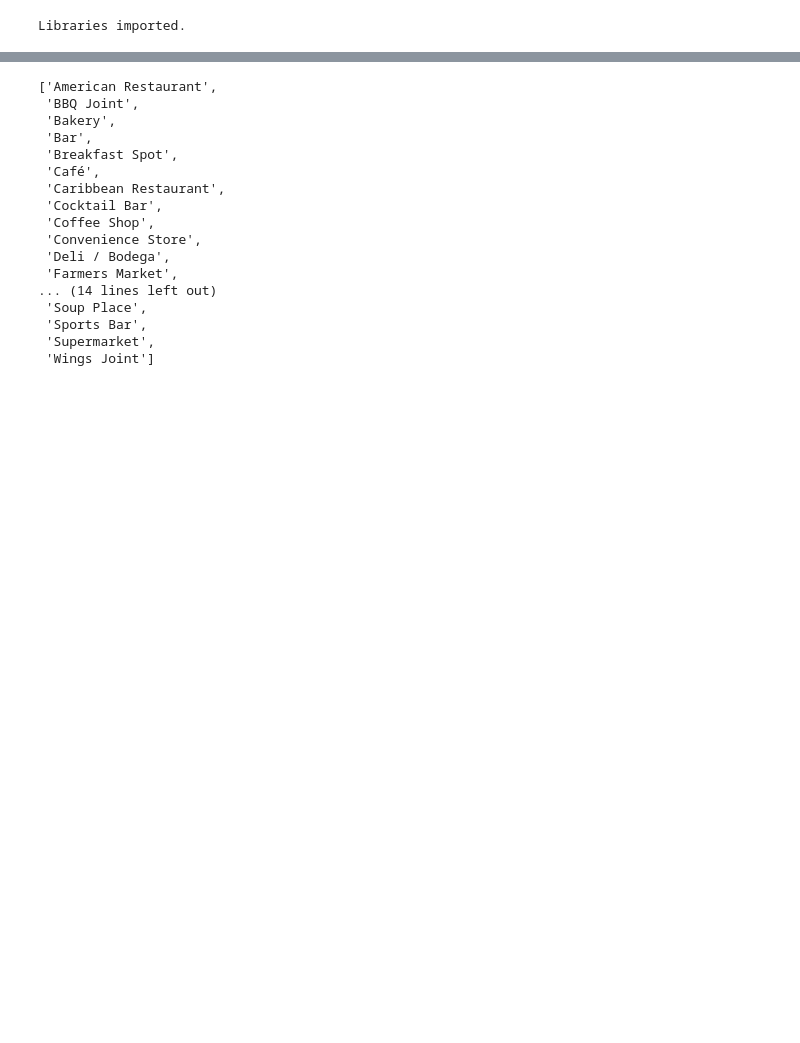
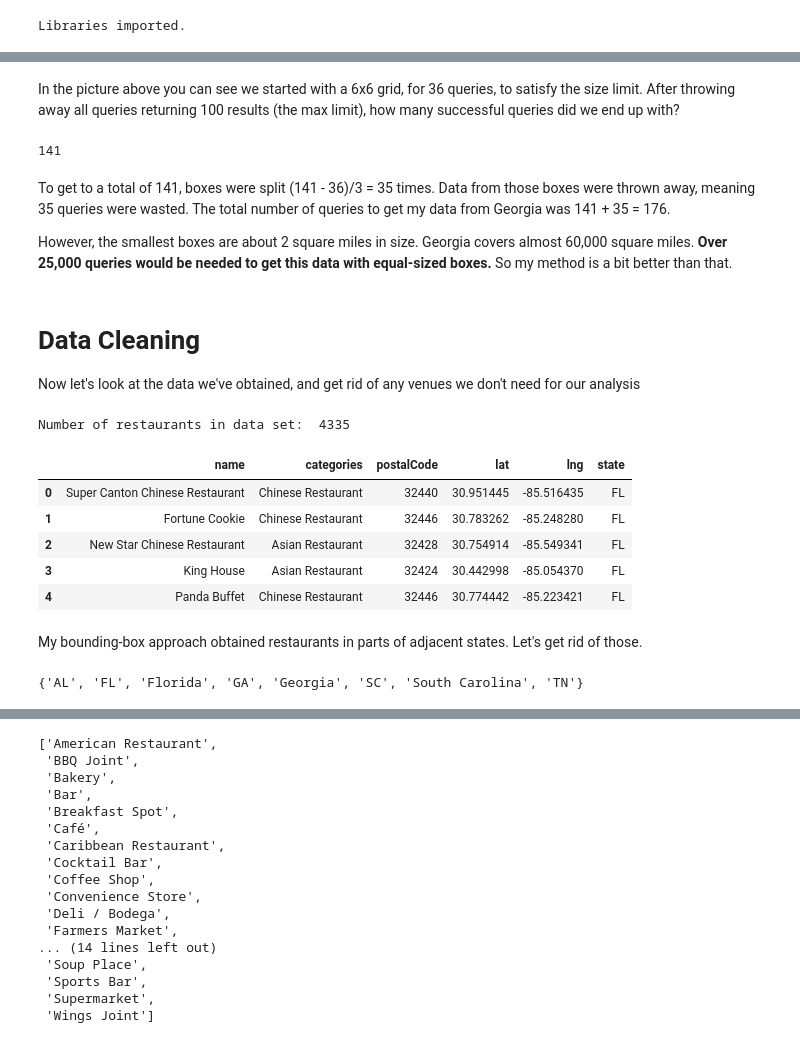
Before and after one commit to JamesDCage/Final-Week-0, a Jupyter notebook: Extracting_Data_from_Foursquare.ipynb, the cells around one changed output, grey strips where cells are left out. Cells and saved outputs as stored; diff of their text form; code cells hidden in the pictures; blank space fills up the shorter version.

```diff
--- a/Extracting_Data_from_Foursquare.ipynb
+++ b/Extracting_Data_from_Foursquare.ipynb
@@ -206,0 +217,34 @@ df_georgia.shape
+# %% [markdown]
+In the picture above you can see we started with a 6x6 grid, for 36 queries, to satisfy the size limit. After throwing away all queries returning 100 results (the max limit), how many successful queries did we end up with?
+# %%
+# Number of queries returning <100 results
+len(query_list)
+# %% [output]
+141
+# %% [markdown]
+To get to a total of 141, boxes were split (141 - 36)/3 = 35 times. Data from those boxes were  thrown away, meaning 35 queries were wasted. The total number of queries to get my data from Georgia was 141 + 35 = 176.
+
+However, the smallest boxes are about 2 square miles in size. Georgia covers almost 60,000 square miles. **Over 25,000 queries would be needed to get this data with equal-sized boxes.** So my method is a bit better than that.
+# %% [markdown]
+# Data Cleaning
+
+Now let's look at the data we've obtained, and get rid of any venues we don't need for our analysis
+# %%
+print("Number of restaurants in data set: ",df_venues.shape[0],"\n\n")
+df_venues.head()
+# %% [output]
+Number of restaurants in data set:  4335
+|  | name | categories | postalCode | lat | lng | state |
+| 0 | Super Canton Chinese Restaurant | Chinese Restaurant | 32440 | 30.951445 | -85.516435 | FL |
+| 1 | Fortune Cookie | Chinese Restaurant | 32446 | 30.783262 | -85.248280 | FL |
+| 2 | New Star Chinese Restaurant | Asian Restaurant | 32428 | 30.754914 | -85.549341 | FL |
+| 3 | King House | Asian Restaurant | 32424 | 30.442998 | -85.054370 | FL |
+| 4 | Panda Buffet | Chinese Restaurant | 32446 | 30.774442 | -85.223421 | FL |
+# %% [markdown]
+My bounding-box approach obtained restaurants in parts of adjacent states. Let's get rid of those.
+# %%
+# Which states are included in the data set?
+
+set(df_venues.state)
+# %% [output]
+{'AL', 'FL', 'Florida', 'GA', 'Georgia', 'SC', 'South Carolina', 'TN'}
```
Also changed, not shown: parts of 27 cells of this notebook.
